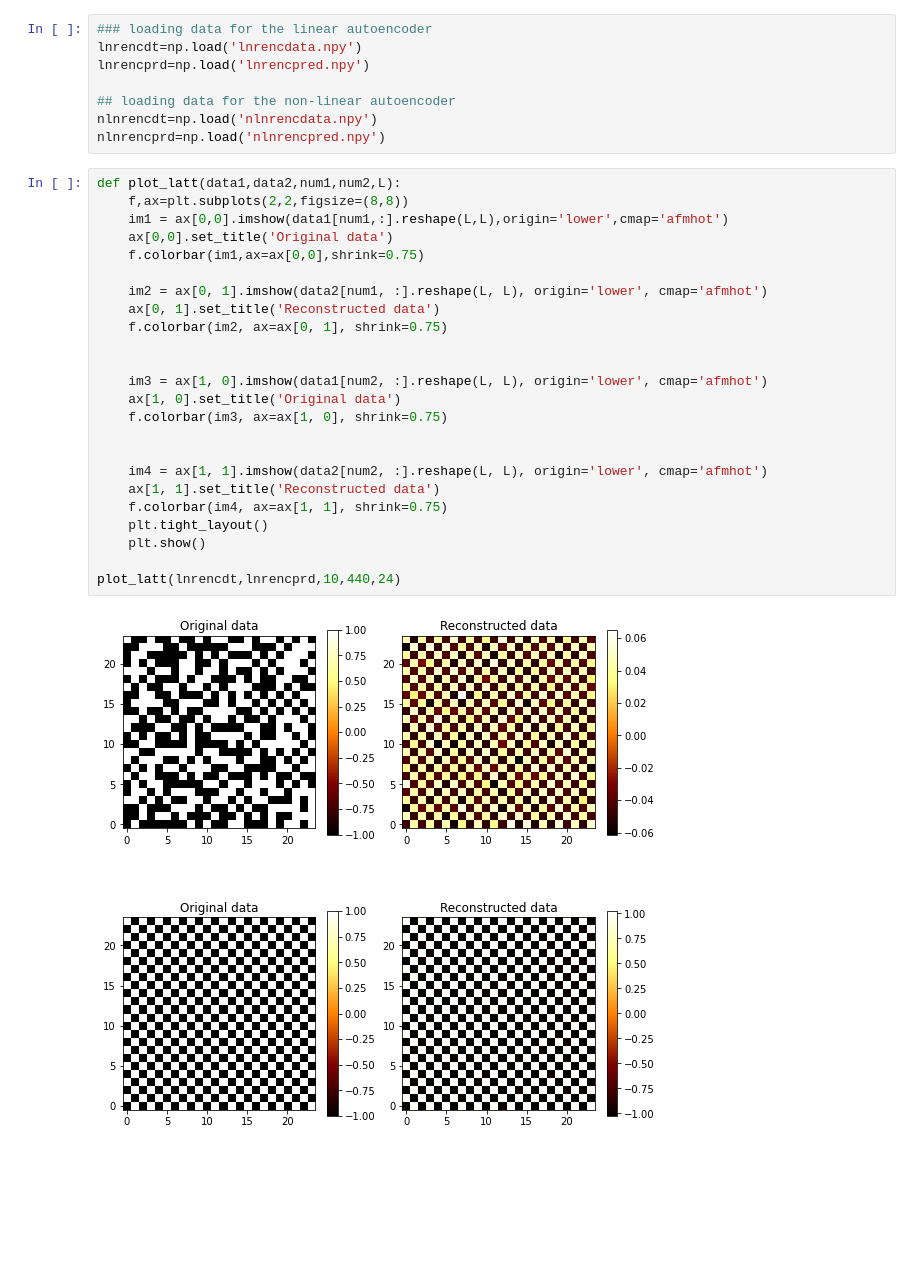
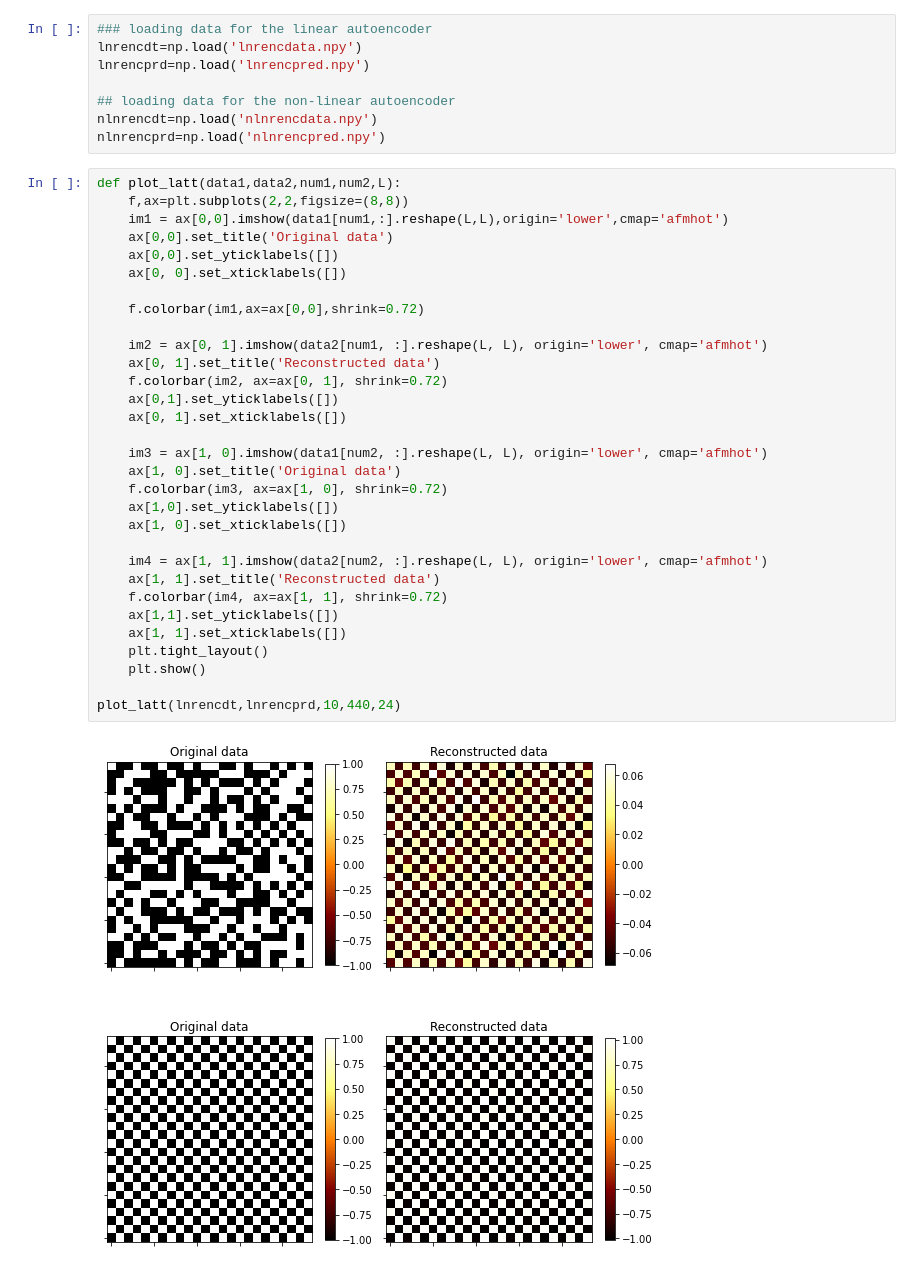
Before and after one commit to Shashi1a/pytorch, a Jupyter notebook: autoencoder.ipynb, the cells around one changed output. Cells and saved outputs as stored; diff of their text form; blank space fills up the shorter version.

Commit message:
updated plotting function

```diff
--- a/autoencoder.ipynb
+++ b/autoencoder.ipynb
@@ -314,29 +310,36 @@ nlnrencprd=np.load('nlnrencpred.npy')
 # %%
 def plot_latt(data1,data2,num1,num2,L):
     f,ax=plt.subplots(2,2,figsize=(8,8))
     im1 = ax[0,0].imshow(data1[num1,:].reshape(L,L),origin='lower',cmap='afmhot')
     ax[0,0].set_title('Original data')
-    f.colorbar(im1,ax=ax[0,0],shrink=0.75)
+    ax[0,0].set_yticklabels([])
+    ax[0, 0].set_xticklabels([])
+
+    f.colorbar(im1,ax=ax[0,0],shrink=0.72)
 
     im2 = ax[0, 1].imshow(data2[num1, :].reshape(L, L), origin='lower', cmap='afmhot')
     ax[0, 1].set_title('Reconstructed data')
-    f.colorbar(im2, ax=ax[0, 1], shrink=0.75)
-
+    f.colorbar(im2, ax=ax[0, 1], shrink=0.72)
+    ax[0,1].set_yticklabels([])
+    ax[0, 1].set_xticklabels([])
 
     im3 = ax[1, 0].imshow(data1[num2, :].reshape(L, L), origin='lower', cmap='afmhot')
     ax[1, 0].set_title('Original data')
-    f.colorbar(im3, ax=ax[1, 0], shrink=0.75)
-
+    f.colorbar(im3, ax=ax[1, 0], shrink=0.72)
+    ax[1,0].set_yticklabels([])
+    ax[1, 0].set_xticklabels([])
 
     im4 = ax[1, 1].imshow(data2[num2, :].reshape(L, L), origin='lower', cmap='afmhot')
     ax[1, 1].set_title('Reconstructed data')
-    f.colorbar(im4, ax=ax[1, 1], shrink=0.75)
+    f.colorbar(im4, ax=ax[1, 1], shrink=0.72)
+    ax[1,1].set_yticklabels([])
+    ax[1, 1].set_xticklabels([])
     plt.tight_layout()
     plt.show()
 
 plot_latt(lnrencdt,lnrencprd,10,440,24)
 # %% [output]
-[figure, old version]
+[figure, new version]
 # %%
 plot_latt(nlnrencdt,nlnrencprd,10,440,24)
 # %% [output]
```
Also changed, not shown: parts of 2 cells of this notebook.
